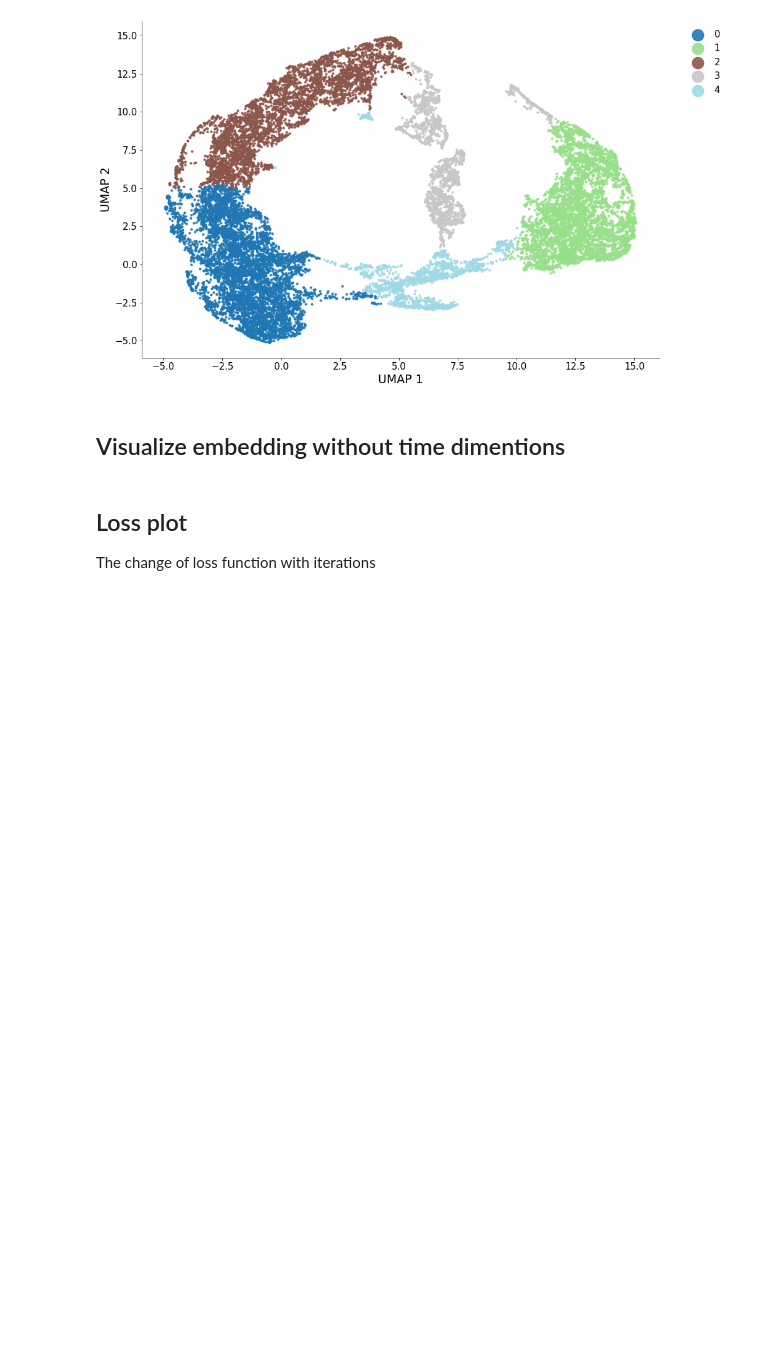
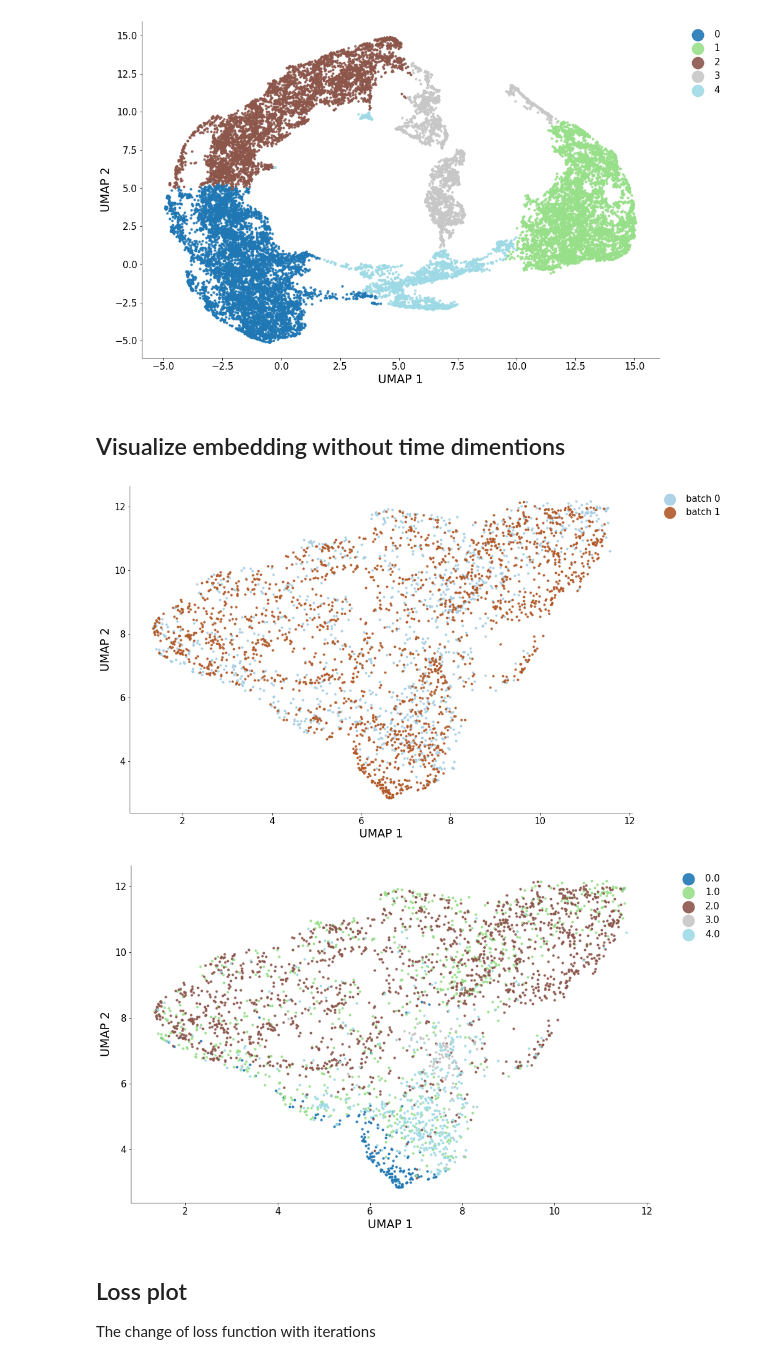
Before and after one commit to ZhangLabGT/scDisInFact, a Jupyter notebook: AntennaVAE/AE_model_sepsis_manul_batch.ipynb, the cells around one changed output. Cells and saved outputs as stored; diff of their text form; code cells hidden in the pictures; blank space fills up the shorter version.

```diff
--- a/AntennaVAE/AE_model_sepsis_manul_batch.ipynb
+++ b/AntennaVAE/AE_model_sepsis_manul_batch.ipynb
@@ -335,7 +383,7 @@ kBET score: 0.12241475957165071
 # %%
 zs = []
 import time
-batch_id_1, batch_id_2 = 0,7
+batch_id_1, batch_id_2 = 0,2
 test_loaders_sub = [test_loaders[batch_id_1], test_loaders[batch_id_2]]
 nbatches_sub = len(test_loaders_sub)
 for data_batch in zip(*test_loaders_sub):
@@ -346,33 +394,36 @@ for data_batch in zip(*test_loaders_sub):
             zs.append(z.cpu().detach().numpy())
 
 annos_sub = [annos[batch_id_1], annos[batch_id_2]]
 
 x_umap = umap_op.fit_transform(np.concatenate(zs, axis = 0)[:, time_dim:])
 # separate into batches
 x_umaps_no_time = []
 
 for batch in range(nbatches_sub):
     if batch == 0:
         start_pointer = 0
         end_pointer = start_pointer + zs[batch].shape[0]
         x_umaps_no_time.append(x_umap[start_pointer:end_pointer,:])
     elif batch == (nbatches - 1):
         start_pointer = start_pointer + zs[batch - 1].shape[0]
         x_umaps_no_time.append(x_umap[start_pointer:,:])
     else:
         start_pointer = start_pointer + zs[batch - 1].shape[0]
         end_pointer = start_pointer + zs[batch].shape[0]
         x_umaps_no_time.append(x_umap[start_pointer:end_pointer,:])
 # comment = 'NO_TIME_DIMS_15_TRIPLET_m_0.25_gamma_1e-2'
 comment = 'NO_TIME_DIMS_15_Circle_m_0.1_gamma_0.01'
 path = '/net/csefiles/xzhanglab/xzhao429/Projects/AntennaVAE/sepsis_results/report_7533/separate_dim/Circle_15/'
 save_file_id = path + 'id_contr_{}_{}_batch_{}_&_{}_epoch_{}.png'.format(comment, contr_factor,batch_id_1, batch_id_2, n_epoches)
 save_file_type = path + 'type_contr_{}_{}_batch_{}_&_{}_epoch_{}.png'.format(comment, contr_factor,batch_id_1, batch_id_2,n_epoches )
 save_file = None
 utils.plot_latent(x_umaps_no_time, annos = annos_sub, mode = "modality", save = save_file, figsize = (15,10), axis_label = "UMAP", markerscale = 6)
 
 utils.plot_latent(x_umaps_no_time, annos = annos_sub, mode = "joint", save = save_file, figsize = (15,10), axis_label = "UMAP", markerscale = 6)
 # utils.plot_latent(x_umaps, annos = annos, mode = "separate", save = None, figsize = (10,70), axis_label = "Latent")
+# %% [output]
+[figure, added]
+[figure, added]
 # %% [markdown]
 ## Loss plot
 The change of loss function with iterations
```
Also changed, not shown: parts of 10 cells of this notebook, 1 other file.
